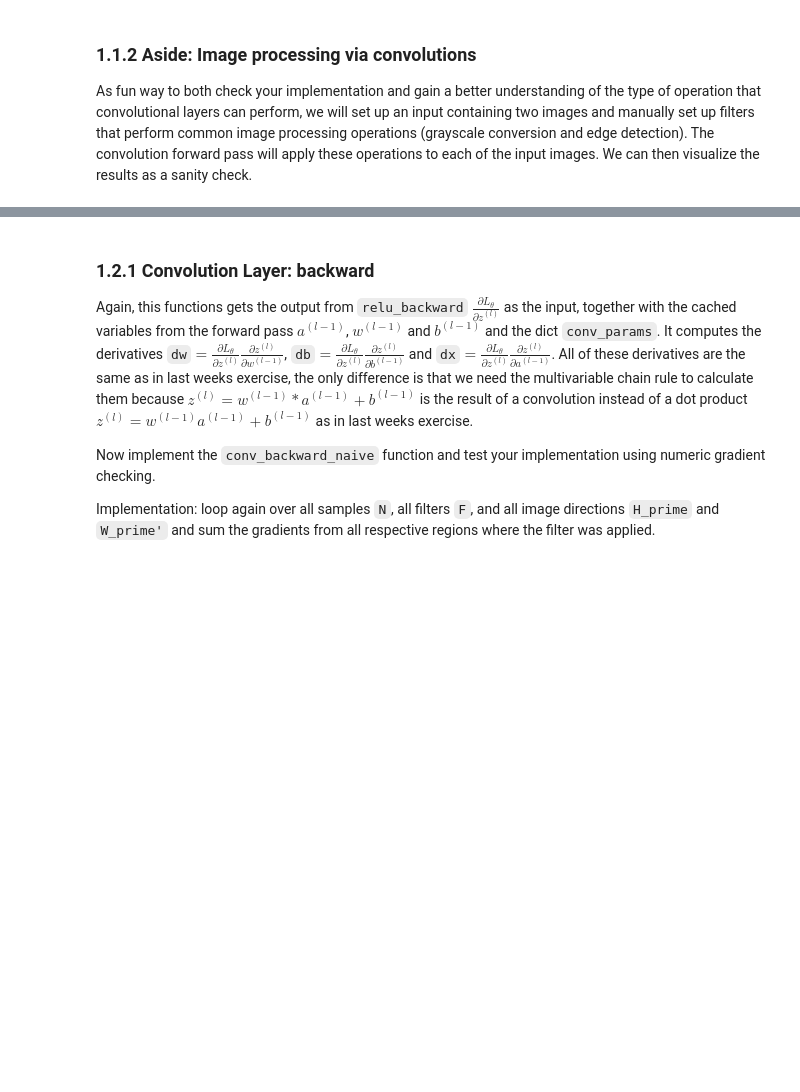
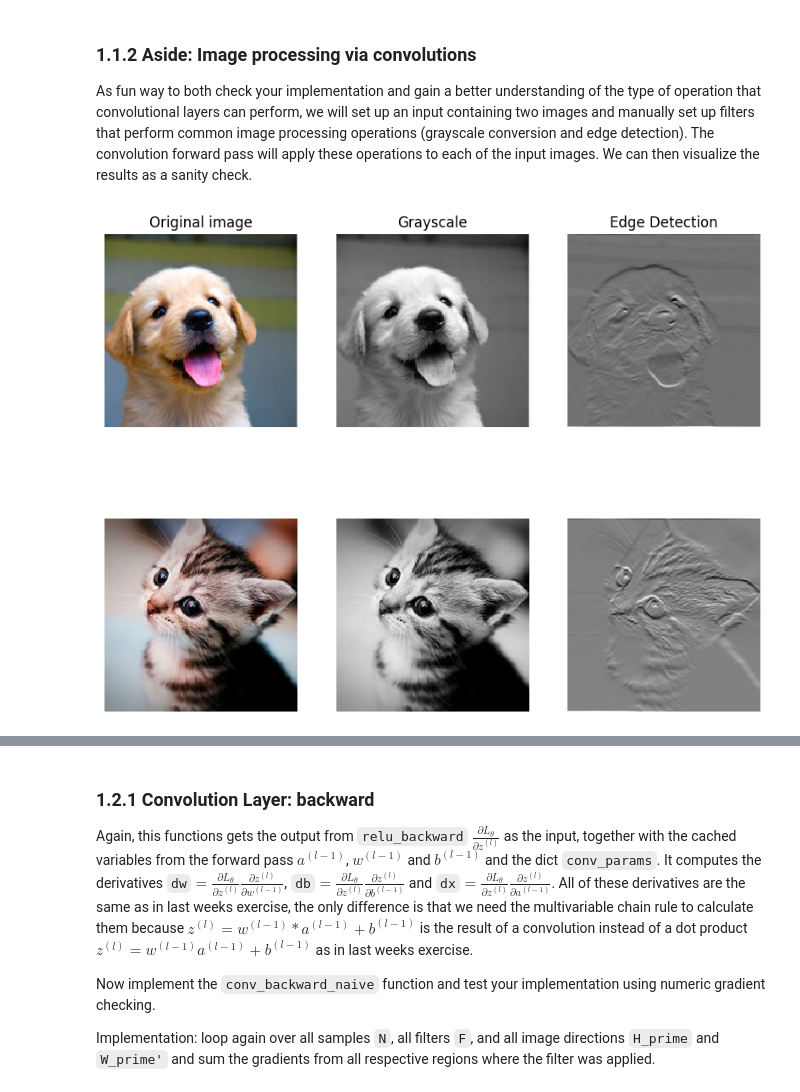
Before and after one commit to feinran/malia, a Jupyter notebook: ex4/exercise_4.ipynb, the cells around one changed output, grey strips where cells are left out. Drawn from its saved outputs; the diff is of its cells as text; code cells hidden in the pictures; blank space fills up the shorter version.

```diff
--- a/ex4/exercise_4.ipynb
+++ b/ex4/exercise_4.ipynb
@@ -214,6 +224,15 @@ def conv_forward_naive(x, w, b, conv_param):
     ###########################################################################
     # *****START OF YOUR CODE (DO NOT DELETE/MODIFY THIS LINE)*****
 
+    x_pad = np.pad(x, ((0,0), (0,0), (pad,pad), (pad,pad)), 'constant')
+
+    for n in range(N):
+        for f in range(F):
+            for i in range(H_prime):
+                for j in range(W_prime):
+                    window = x_pad[n, :, i*stride:i*stride+HH, j*stride:j*stride+WW]
+                    output = np.sum(window * w[f, :]) + b[f]
+                    out[n, f, i, j] = output
 
     # *****END OF YOUR CODE (DO NOT DELETE/MODIFY THIS LINE)*****
     ###########################################################################
@@ -259,10 +281,16 @@ from io import BytesIO
 
 def read_img_from_url(url):
     response = requests.get(url)
+    print(response)
     return Image.open(BytesIO(response.content))
 
-kitten = read_img_from_url('https://i.imgur.com/tWRmyaa.jpg')
-puppy = read_img_from_url('https://i.imgur.com/Ib1WRcw.jpg')
+# kitten = read_img_from_url('https://i.imgur.com/tWRmyaa.jpeg')
+# puppy = read_img_from_url('https://i.imgur.com/Ib1WRcw.jpeg')
+
+# the above didn't work for me so i downloaded the images locally
+kitten = Image.open('tWRmyaa.jpeg')
+puppy = Image.open('Ib1WRcw.jpeg')
+
 # kitten is wide, and puppy is already square
 d = kitten.size[1] - kitten.size[0]
 kitten = kitten.crop([-d//2,0,kitten.size[0]+d//2,kitten.size[1]])
@@ -293,33 +321,35 @@ b = np.array([0, 128])
 
 # Compute the result of convolving each input in x with each filter in w,
 # offsetting by b, and storing the results in out.
 out, _ = conv_forward_naive(x, w, b, {'stride': 1, 'pad': 1})
 
 def imshow_noax(img, normalize=True, cmap=None):
     """ Tiny helper to show images as uint8 and remove axis labels """
     if normalize:
         img_max, img_min = np.max(img), np.min(img)
         img = 255.0 * (img - img_min) / (img_max - img_min)
     plt.imshow(img.astype('uint8'), cmap=cmap)
     plt.gca().axis('off')
 
 # Show the original images and the results of the conv operation
 plt.subplot(2, 3, 1)
 imshow_noax(puppy, normalize=False)
 plt.title('Original image')
 plt.subplot(2, 3, 2)
 imshow_noax(out[0, 0],cmap='gray')
 plt.title('Grayscale')
 plt.subplot(2, 3, 3)
 imshow_noax(out[0, 1],cmap='gray')
 plt.title('Edge Detection')
 plt.subplot(2, 3, 4)
 imshow_noax(kitten, normalize=False)
 plt.subplot(2, 3, 5)
 imshow_noax(out[1, 0],cmap='gray')
 plt.subplot(2, 3, 6)
 imshow_noax(out[1, 1],cmap='gray')
 plt.show()
+# %% [output]
+[figure, added]
 # %% [markdown]
 ## 1.1.3 Max-Pooling Layer: forward
 This layer applies the max function to sub regions of the input volume. These sub regions do usually not overlap. The max function takes the maximum value of each of the regions and copys it into the output volume, which has it's spatial dimensions reduced according to the size of the subregion. In the following example, the pooling layer is applied on 2x2 subregions of the input volume, reducing the width and height by 1/2 (or the resolution by 1/4) of its original size while the depth stays the same. For the upper left subregion, the max pooling function is calculated as follows: $p_{(1,1)} = max(a_{(1,1)},a_{(1,2)},a_{(2,1)},a_{(2,2)}) = max(3,5,7,9) = 9$. Hint: This can also be implemented like the nested loop for the convolution: a filter of size $2\times 2$ with stride $2$ is used and it returns the maximum value for each subregion it slides over.
```
Also changed, not shown: parts of 17 cells of this notebook, 4 other files.
